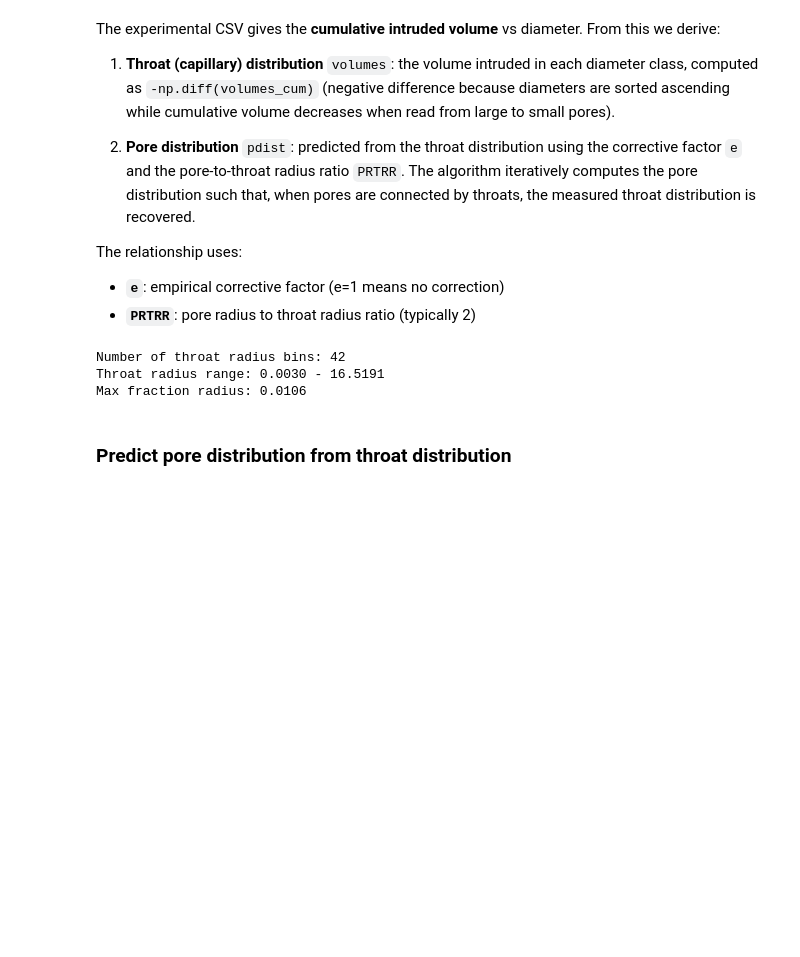
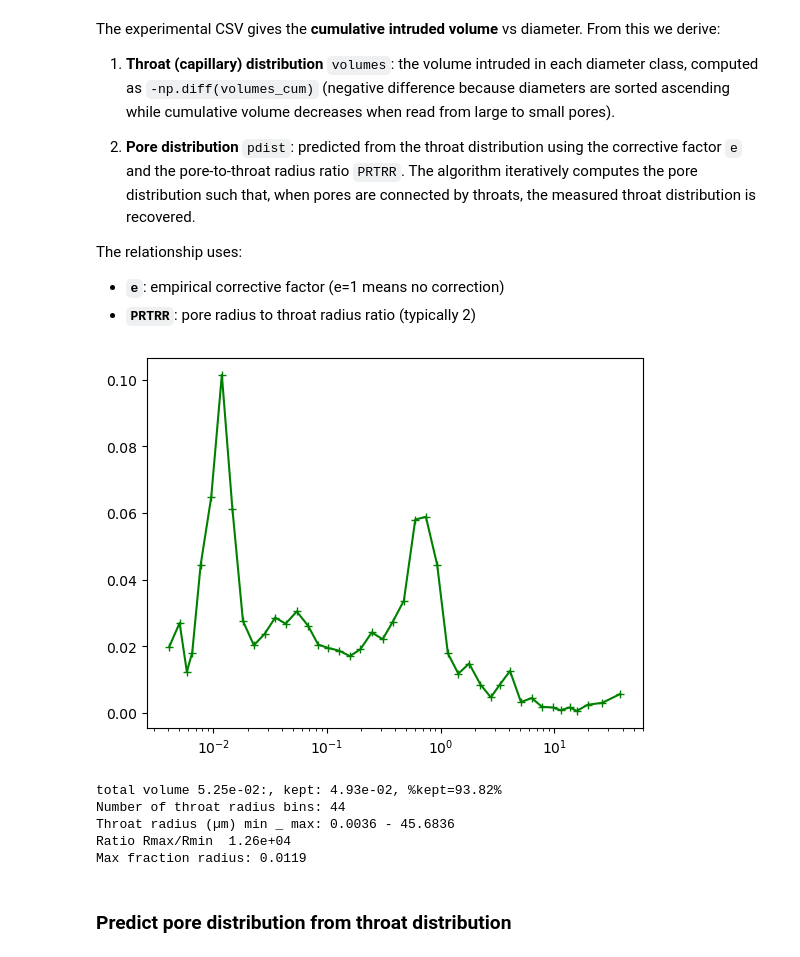
Before and after one commit to jerome-lux/pnm, a Jupyter notebook: examples/PNM-generation.ipynb, the cells around one changed output. Cells and saved outputs as stored; diff of their text form; code cells hidden in the pictures; blank space fills up the shorter version.

```diff
--- a/examples/PNM-generation.ipynb
+++ b/examples/PNM-generation.ipynb
@@ -180,37 +182,49 @@ The relationship uses:
 - **`e`**: empirical corrective factor (e=1 means no correction)
 - **`PRTRR`**: pore radius to throat radius ratio (typically 2)
 # %%
-# Throat radii (diameter / 2)
+# Throat radii (diameter / 2) — these are bin EDGES: bin i spans [throat_radii[i], throat_radii[i+1]]
 throat_radii = diameters / 2.0
 
 # Throat volume distribution: -diff of cumulative volume
-# volumes[i] = volume intruded in throat class i
-volumes = -np.diff(volumes_cum)
-volumes = np.array(volumes)
-volumes = volumes / volumes.sum()  # normalize
+# unorm_volumes[i] = volume intruded in bin i (cumulative decreases when read from large to small pores)
+unorm_volumes = -np.diff(volumes_cum)
+volumes = np.array(unorm_volumes, dtype=float)
+total_vol = volumes.sum()  # total measured intruded volume (= volumes_cum[0], since Vint=0 at largest diameter)
+volumes = volumes / total_vol  # normalize
 
-# Remove the last radius (corresponds to Vint=0)
-throat_radii = throat_radii[:-1]
+# Apply threshold on cumulative probability (keep e.g. 95% of the cumulative volume).
+# A small tolerance avoids dropping the last bin when cumulative_proba=1 due to float rounding.
+cumulative_proba = .98
+maxindex = int(np.argwhere(np.cumsum(volumes) <= cumulative_proba + 1e-9).max())
+minindex = 1
 
-# Apply threshold on cumulative probability (keep 95% of cumulative volume)
-cumulative_proba = 0.95
-maxindex = np.argwhere(np.cumsum(volumes) <= cumulative_proba).max()
-minindex = 0
-throat_radii = throat_radii[minindex:maxindex + 1]
-volumes = volumes[minindex:maxindex]
+total_kept_vol = unorm_volumes[minindex:maxindex + 1].sum()
+throat_radii = throat_radii[minindex:maxindex + 2]   # bin edges: n_bins + 1 values
+volumes = volumes[minindex:maxindex + 1]
 volumes = volumes / volumes.sum()
+
+rmin = throat_radii.min()
+rmax = throat_radii.max()
 
 # Recompute deltaR AFTER all slicing (to ensure consistent lengths)
 deltaR = np.diff(throat_radii)
 midradii = throat_radii[:-1] + deltaR * 0.5
+plt.plot(midradii, volumes, '+-', c='green', label='Exp. distribution')
+plt.xscale("log")
+plt.show()
 
-print(f"Number of throat radius bins: {len(throat_radii) - 1}")
-print(f"Throat radius range: {throat_radii.min():.4f} - {throat_radii.max():.4f}")
-print(f"Max fraction radius: {throat_radii[np.argmax(volumes)]:.4f}")
+print(f"total volume {volumes_cum[0]:4.2e}:, kept: {total_kept_vol:4.2e}, %kept={100*total_kept_vol/volumes_cum[0]:4.2f}%")
+print(f"Number of throat radius bins: {len(volumes)}")
+print(f"Throat radius (µm) min _ max: {rmin:.4f} - {rmax:.4f}")
+print(f"Ratio Rmax/Rmin {rmax / rmin : 4.2e}")
+print(f"Max fraction radius: {midradii[np.argmax(volumes)]:.4f}")
 # %% [output]
+[figure, added]
-Number of throat radius bins: 42
-Throat radius range: 0.0030 - 16.5191
-Max fraction radius: 0.0106
+total volume 5.25e-02:, kept: 4.93e-02, %kept=93.82%
+Number of throat radius bins: 44
+Throat radius (µm) min _ max: 0.0036 - 45.6836
+Ratio Rmax/Rmin  1.26e+04
+Max fraction radius: 0.0119
 # %% [markdown]
 ### Predict pore distribution from throat distribution
 # %%
```
Also changed, not shown: parts of 7 cells of this notebook, 3 other files.
